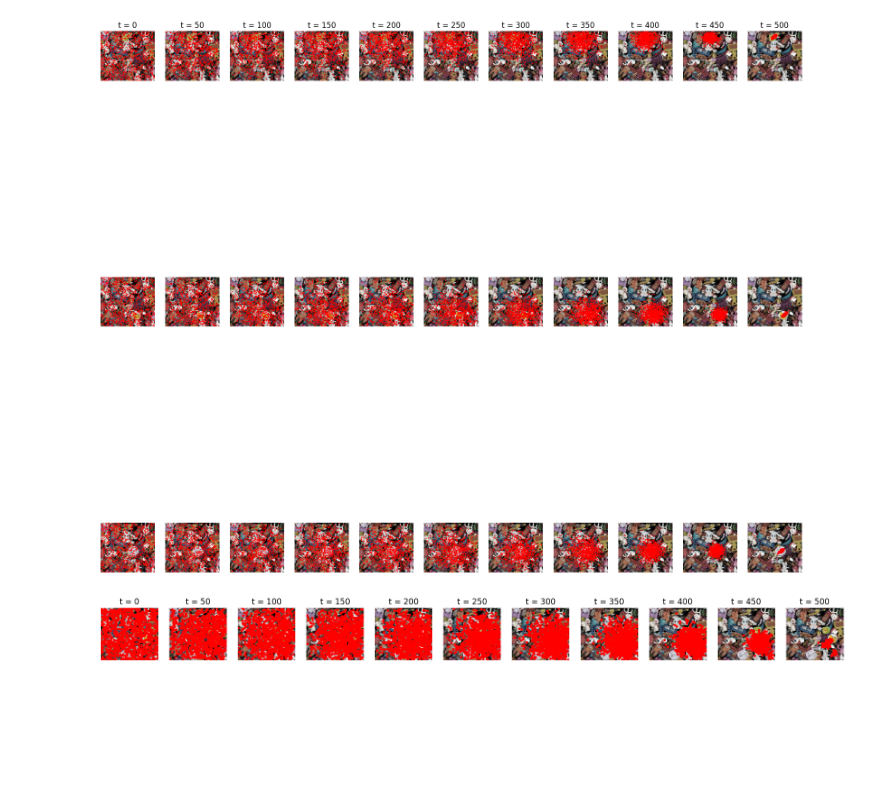
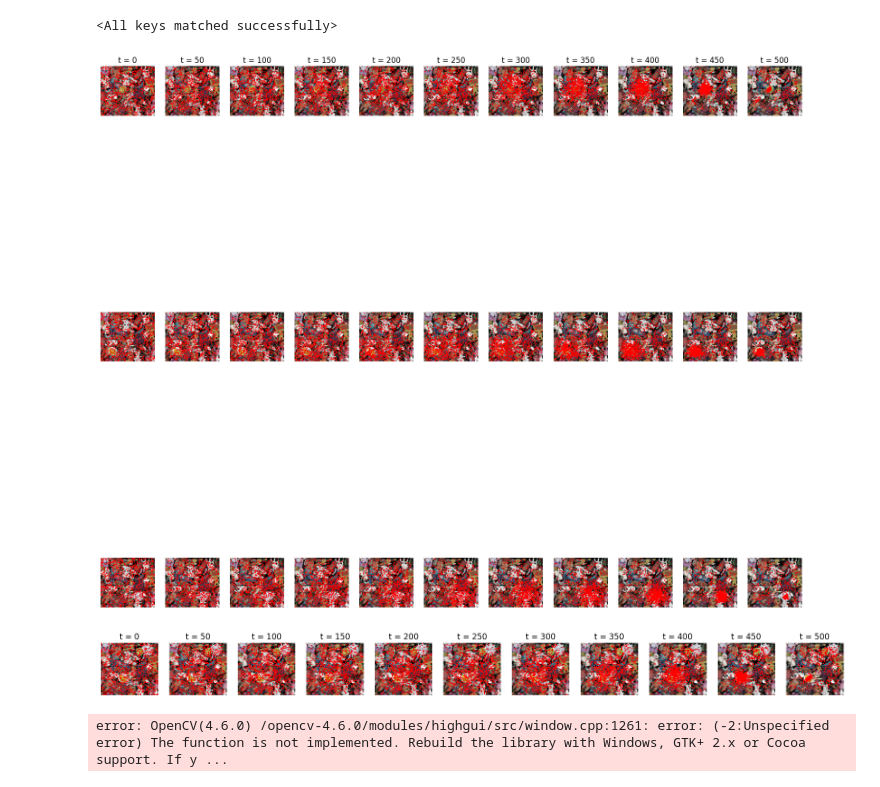
Before and after one commit to pranaboy72/denoisingheat, a Jupyter notebook: diffusion_backbone.ipynb, the cells around one changed output. Cells and saved outputs as stored; diff of their text form; code cells hidden in the pictures; blank space fills up the shorter version.

```diff
--- a/diffusion_backbone.ipynb
+++ b/diffusion_backbone.ipynb
@@ -176,17 +176,20 @@ iter 3600: 0.680721640586853
 # %%
 from scorefield.utils.utils import log_num_check, get_url_pretrained
 
-model_pth = f"./logs/pretrained/diverse_goalpos_{noise_steps}_{beta_start}~{beta_end}.pt"
-model_pth = log_num_check(model_pth)
-torch.save(model.state_dict(), model_pth)
+# model_pth = f"./logs/pretrained/diverse_goalpos_{noise_steps}_{beta_start}~{beta_end}.pt"
+# model_pth = log_num_check(model_pth)
+# torch.save(model.state_dict(), model_pth)
 
 # url = 'https://drive.google.com/uc?export=download&id=1CtqczM5cry7wg4poiCv_UeKfIrLtrx9V'
 # get_url_pretrained(url, 'model.pt')
 # model.load_state_dict(torch.load(f'model.pt'))
-# model.load_state_dict(torch.load(f'./logs/pretrained/diverse_goalpos_{noise_steps}_{beta_start}~{beta_end}.pt'))
+
+model.load_state_dict(torch.load(f'./logs/pretrained/diverse_goalpos_{noise_steps}_{beta_start}~{beta_end}_2.pt'))
+# %% [output]
+<All keys matched successfully>
 # %%
 eval_samples=1000
-new_goals = gen_goals([-.8,.8,-.8,.8], goal_num)       # (1, goal_num, 2)
+new_goals = gen_goals(goal_bounds, goal_num)       # (1, goal_num, 2)
 obs_T = overlay_image(bg, img_size, wastes, new_goals) # (goal_num, 3, H, W)
 
 c = 10
@@ -249,9 +252,42 @@ with torch.no_grad():
     ims.append(im)
 #     x_trace.append(x)
 # %% [output]
-[figure, old version]
+[figure, new version]
 # %%
 np.save('./results/new_goal_video/img_list1.npy', ims)
+# %%
+from typing import Optional
+def overlay_images(img, img_size, objs, pos, n:Optional[list]=None):
+    obs = objs.copy()
+    if img.height != img_size:
+        new_size = (img_size, img_size)
+        img = img.resize(new_size, Image.ANTIALIAS)
+
+    while len(obs) != n and n is not None:
+        idx = random.randrange(len(obs))
+        obs.pop(idx)
+
+    W, H = img.size
+
+    for i in range(len(obs)):
+        obs[i] = obs[i].resize((W // 5, H // 5), Image.LANCZOS)
+
+    pos_pix = ((1+pos)/2 * torch.tensor([H, W], device=pos.device, dtype=pos.dtype))
+
+    imgs = []
+    for i, center in enumerate(pos_pix.cpu().numpy()):
+        obj_num = i % len(obs)
+        if obj_num == 0: bg = img.copy()
+        c0, c1 = round(center[1]), round(center[0])
+        w, h = obs[obj_num].size
+        bg.paste(obs[obj_num], (c0 - w//2, c1 - h//2), obs[obj_num])
+
+        if obj_num == len(obs)-1:
+            img_np = np.array(bg)[...,:3] / 255
+            imgs.append(img_np)
+    imgs = np.stack(imgs, axis=0)
+
+    return torch.tensor(imgs, dtype=pos.dtype, device=pos.device).permute(0, 3, 1, 2)
 # %%
 c = 10
 fig,axs = plt.subplots(1, c + 1, figsize=(20,20))
@@ -260,7 +296,7 @@ T = diffusion.noise_steps
 step_size = int(T / c)
 dot_size = 2
 
-goals = gen_goals(goal_bounds, goal_num)
+goals = gen_goals(goal_bounds, goal_num, dist=0.5)
 
 objs = wastes.copy()
 gs = goals.clone()
@@ -283,7 +319,8 @@ with torch.no_grad():
             axs[k].imshow(img_sample)
             axs[k].set_title(f't = {T-1-i}')
             axs[k].axis('off')
-            imgs.append(img_sample)
+        im = overlay_goals_agent(bg.copy(), objs, gs.cpu(), x.cpu(), dot_size)
+        imgs.append(im)
 
         t = (torch.ones(1) * i).long().to(device)
         while True:
@@ -292,33 +329,34 @@ with torch.no_grad():
             alpha_hat = diffusion.alpha_hat[t]
             beta = diffusion.beta[t]
             if i > 1:
                 noise = torch.randn_like(x)
             else:
                 noise = torch.zeros_like(x)
             x = 1 / torch.sqrt(alpha) * (x - ((1 - alpha) / (torch.sqrt(1 - alpha_hat))) \
                         * predicted_noise) + torch.sqrt(beta) * noise
             # if (abs(x[0][0]) <= 1.) & (abs(x[0][1]) <= 1.):
             #     break
             mask = (x.abs() > 1)
             x[mask] = torch.clamp(x[mask], min=-.9, max=.9)
             if (x.abs() <=1).all():
                 break
 
 #         exclude_idx = -1
 #         for i in range(len(gs)):
 #             if get_distance(x[0], gs[i]) < 0.1 and len(gs) > 1:
 #                 exclude_idx = i
 #                 break
 #         if exclude_idx > -1:
 #             objs = objs[:i] + objs[i+1:]
 #             gs = torch.cat([gs[:i], gs[i+1:]], dim=0)
 #             obs_T = overlay_images(bg, img_size, objs, gs)
 
     img_sample = overlay_goals_agent(bg, objs, gs.cpu(),x.cpu(), dot_size)
     axs[-1].imshow(img_sample)
     axs[-1].set_title(f't = {T}')
     axs[-1].axis('off')
-    imgs.append(img_sample)
+    im = overlay_goals_agent(bg.copy(), objs, gs.cpu(), x.cpu(), dot_size)
+    imgs.append(im)
 # %% [output]
-[figure, old version]
+[figure, new version]
 # %%
@@ -325,0 +364,21 @@ np.save('./results/new_goals_video/img_list.npy', img_list)
+# %%
+import numpy as np
+import cv2
+import glob
+import torch
+import matplotlib.pyplot as plt
+
+imgss = np.load('./results/new_goals_video/img_list.npy', allow_pickle=True)
+sample_img = np.array(imgss[0])
+height, width, layers = sample_img.shape
+
+fourcc = cv2.VideoWriter_fourcc(*'mp4v')
+out = cv2.VideoWriter('./video.mp4', fourcc, 50, (width, height))
+
+for i, pil_img in enumerate(imgss):
+    img_array = np.array(pil_img)
+    out.write(img_array)
+out.release()
+cv2.destroyAllWindows()
+# %% [output]
+error: OpenCV(4.6.0) /opencv-4.6.0/modules/highgui/src/window.cpp:1261: error: (-2:Unspecified error) The function is not implemented. Rebuild the library with Windows, GTK+ 2.x or Cocoa support. If y ...
```
Also changed, not shown: parts of 4 cells of this notebook, 4 other files.
